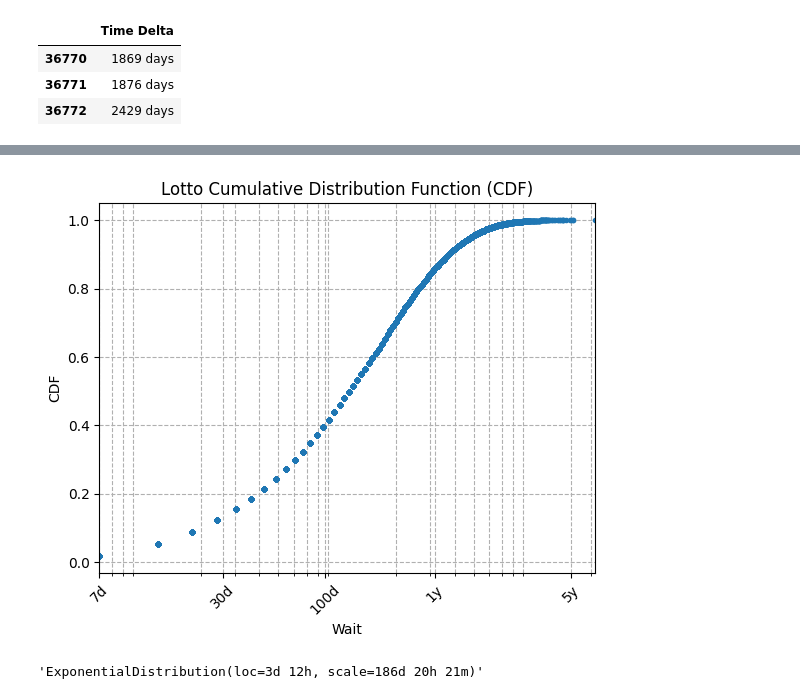
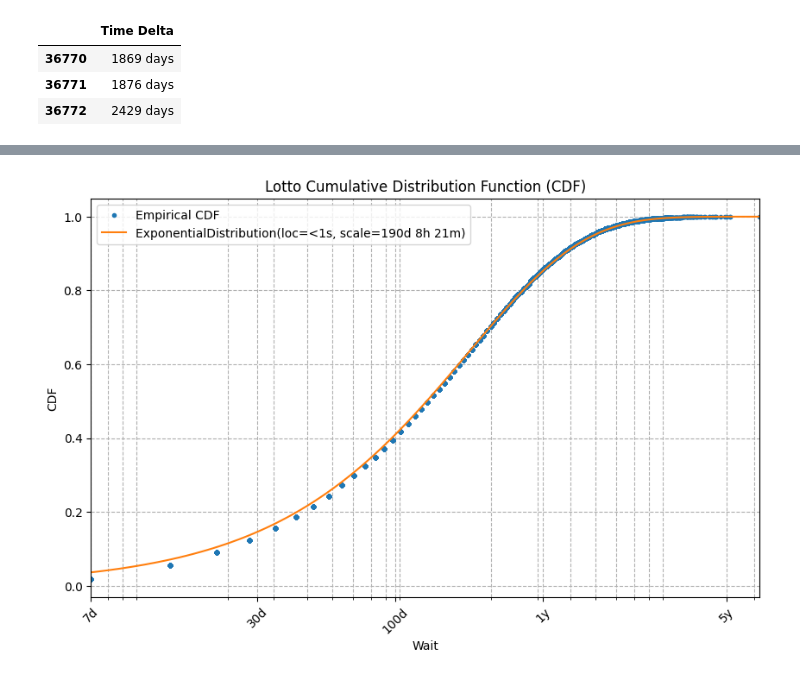
Before and after one commit to CarlKCarlK/wait-times, a Jupyter notebook: wait-times.ipynb, the cells around one changed output, grey strips where cells are left out. Cells and saved outputs as stored; diff of their text form; code cells hidden in the pictures.

Commit message:
six plots

```diff
--- a/wait-times.ipynb
+++ b/wait-times.ipynb
@@ -232,38 +199,39 @@ lotto_df
 # %%
 import matplotlib.pyplot as plt
 
-def wait_cdf(title, sorted_df, wait_ticks, left=None, right=None, xscale='linear'):
+def wait_cdf(title, sorted_df, wait_ticks, dist=None, dist_label=None, left=None, right=None, xscale='linear'):
     wait_seconds = sorted_df['Time Delta'].dt.total_seconds() # x values
     cdf = sorted_df['CDF'] # y values
 
+    left = left or wait_seconds.min()
+    right = right or wait_seconds.max()
+
+    plt.figure(figsize=(10, 6))
     plt.title(title + ' Cumulative Distribution Function (CDF)')
-    plt.plot(wait_seconds, cdf, marker='.', linestyle=" ")
+    plt.plot(wait_seconds, cdf, marker='.', linestyle=" ", label='Empirical CDF')
+
+    if dist is not None:
+        dist_x = np.logspace(np.log10(left), np.log10(right), 100) if xscale == 'log' else np.linspace(left, right, 100)
+        dist_y = dist.cdf(dist_x)
+        plt.plot(dist_x, dist_y, label = dist_label)
+
     plt.xlabel('Wait')
     plt.ylabel('CDF')
     plt.xscale(xscale)
     plt.xticks(wait_ticks, [seconds_to_text(wait_tick) for wait_tick in wait_ticks], rotation=45)
-    plt.xlim(left=left or wait_seconds.min(), right=right or wait_seconds.max())
+    plt.xlim(left=left, right=right)
     plt.grid(True, which="both", ls="--")
+    plt.legend(loc='upper left')
     plt.show()
-
-wait_cdf("Lotto", lotto_df, wiki_wait_ticks, xscale='log')
-# wait_cdf("Wikipedia Edits", wiki_df, wiki_wait_ticks, loc=30, xscale='log', left=30)
-# wait_cdf("Popcorn", popcorn_df, popcorn_ticks, loc=0, left=3*60, right=7*60)
-# %% [output]
-[figure, removed]
 # %%
 from scipy.stats import expon
 
-wait_seconds = lotto_df['Time Delta'].dt.total_seconds()
-loc, scale = expon.fit(wait_seconds,  floc=3.5*24*60*60)
+lotto_df['CDF'] = lotto_df['Time Delta'].rank(pct=True)
+
+loc, scale = expon.fit(lotto_df['Time Delta'].dt.total_seconds(), floc=0)
 lotto_expon_dist = expon(loc=loc, scale=scale)
 lotto_expon_label = f'ExponentialDistribution(loc={seconds_to_text(loc)}, scale={seconds_to_text(scale)})'
-lotto_expon_label
 
-# seed = 0
-# rng = np.random.default_rng(seed)
-# lotto_expon = pd.DataFrame()
-# lotto_expon['Time Delta'] = pd.to_timedelta(expon_dist.rvs(size=100_000, random_state=rng), unit="s")
-# wait_wait_table(lotto_expon, lotto_waits).style.hide(axis="index")
+wait_cdf("Lotto", lotto_df, wiki_wait_ticks, dist=lotto_expon_dist, dist_label=lotto_expon_label, xscale='log')
 # %% [output]
-'ExponentialDistribution(loc=3d 12h, scale=186d 20h 21m)'
+[figure, added]
```
Also changed, not shown: parts of 16 cells of this notebook.
